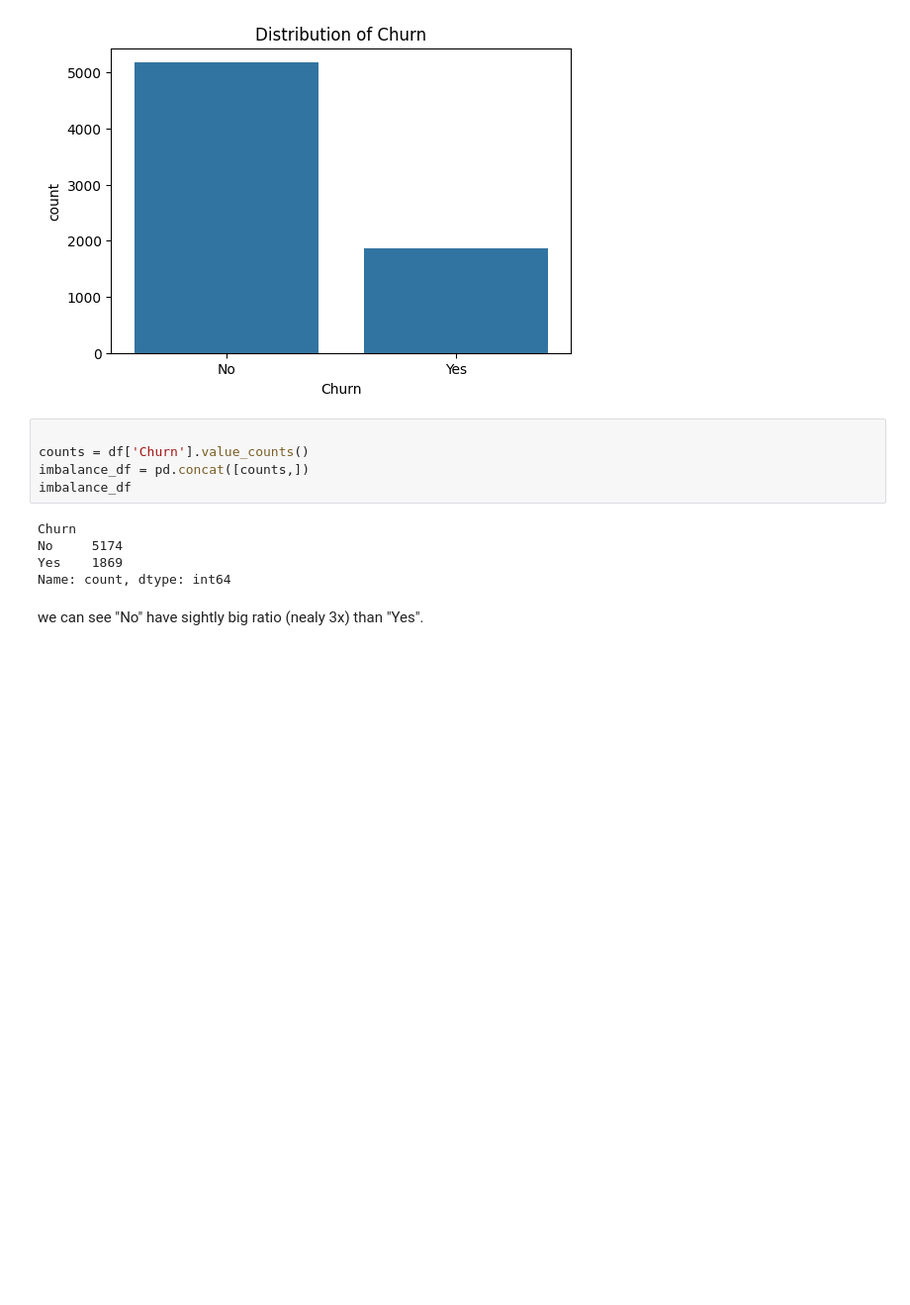
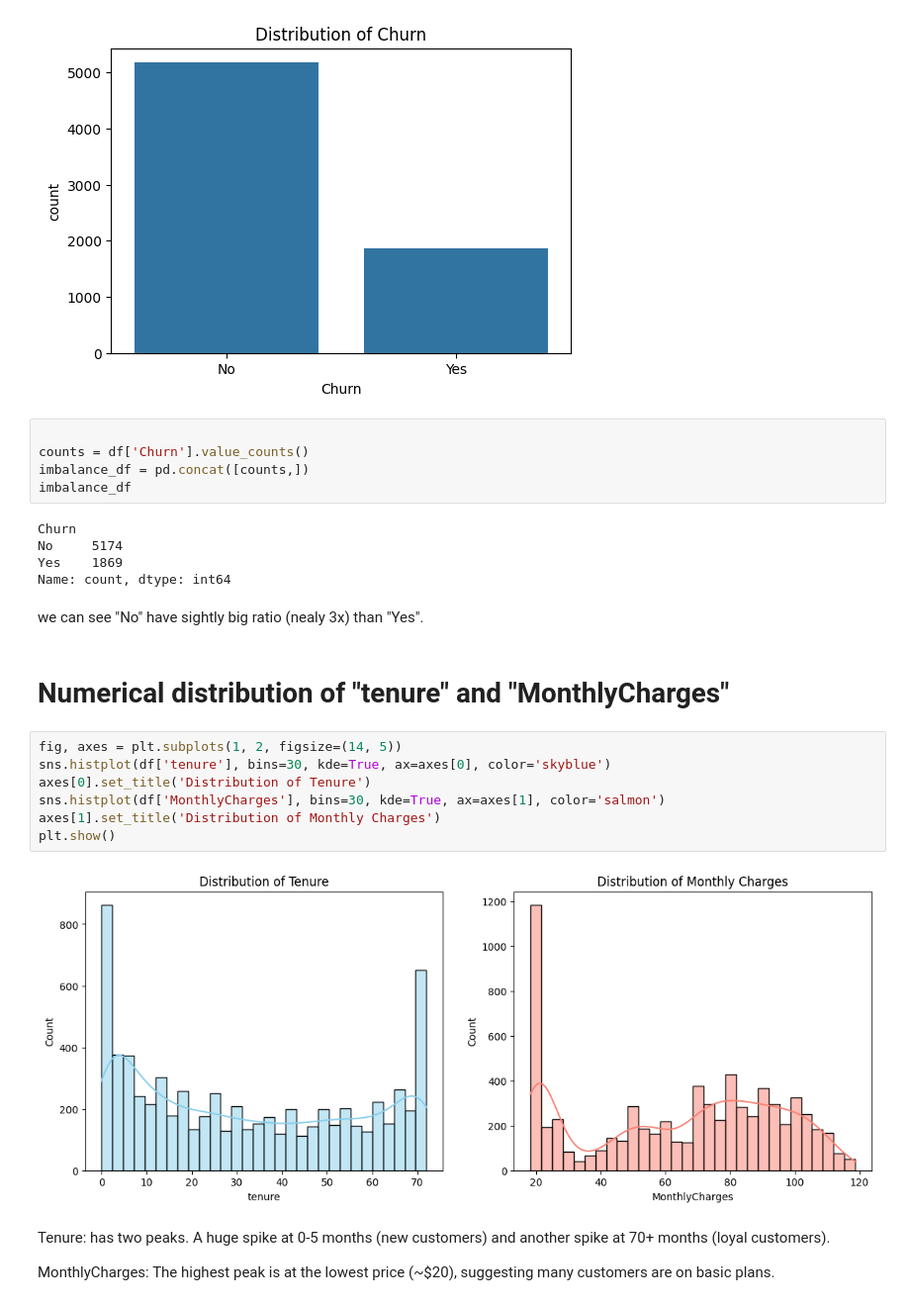
Before and after one commit to NisithaNimsara/Customer_Churn_Prediction-, a Jupyter notebook: EDA.ipynb, the cells around one changed output. Shown at 99% size. Saved outputs shown, nothing was run; the diff lists cells and outputs as text; blank space fills up the shorter version.

Commit message:
Numerical distribution of "tenure" and "MonthlyCharges"

```diff
--- a/EDA.ipynb
+++ b/EDA.ipynb
@@ -163,3 +163,18 @@ Yes    1869
 Name: count, dtype: int64
 # %% [markdown]
 we can see "No" have sightly big ratio (nealy 3x) than "Yes".
+# %% [markdown]
+# Numerical distribution of "tenure" and "MonthlyCharges"
+# %%
+fig, axes = plt.subplots(1, 2, figsize=(14, 5))
+sns.histplot(df['tenure'], bins=30, kde=True, ax=axes[0], color='skyblue')
+axes[0].set_title('Distribution of Tenure')
+sns.histplot(df['MonthlyCharges'], bins=30, kde=True, ax=axes[1], color='salmon')
+axes[1].set_title('Distribution of Monthly Charges')
+plt.show()
+# %% [output]
+[figure, added]
+# %% [markdown]
+Tenure: has two peaks. A huge spike at 0-5 months (new customers) and another spike at 70+ months (loyal customers).
+
+MonthlyCharges: The highest peak is at the lowest price (~$20), suggesting many customers are on basic plans.
```
